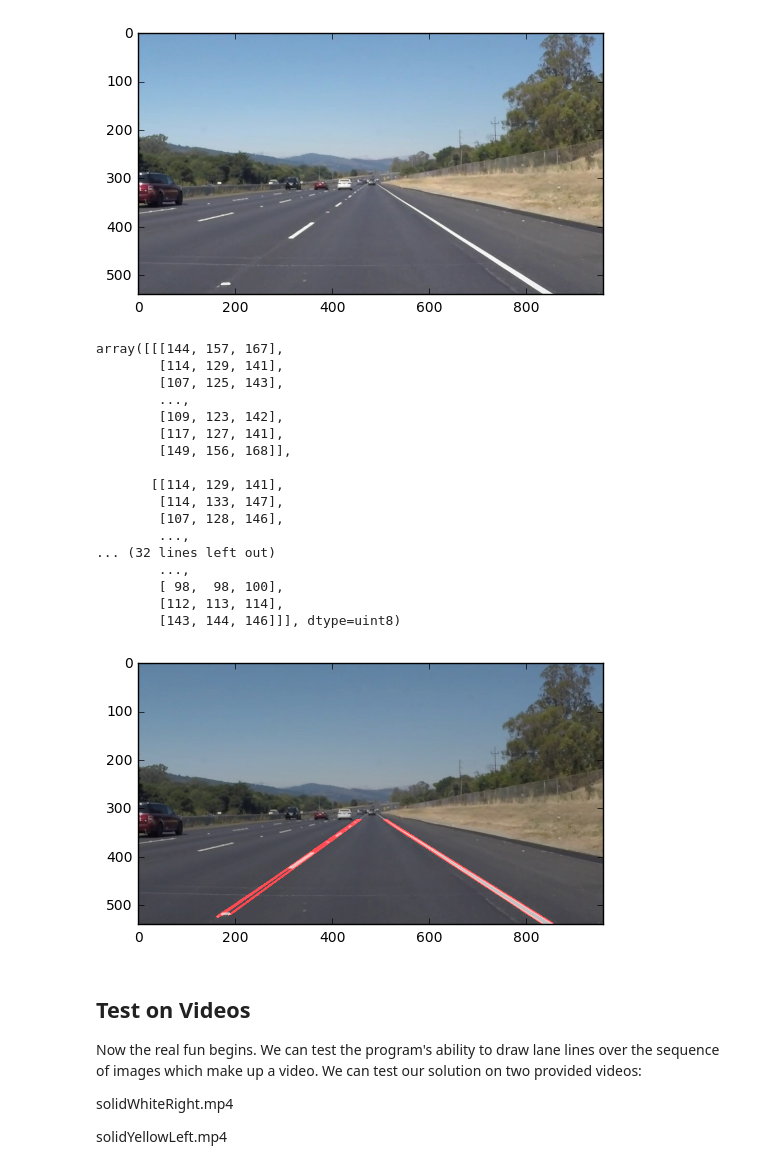
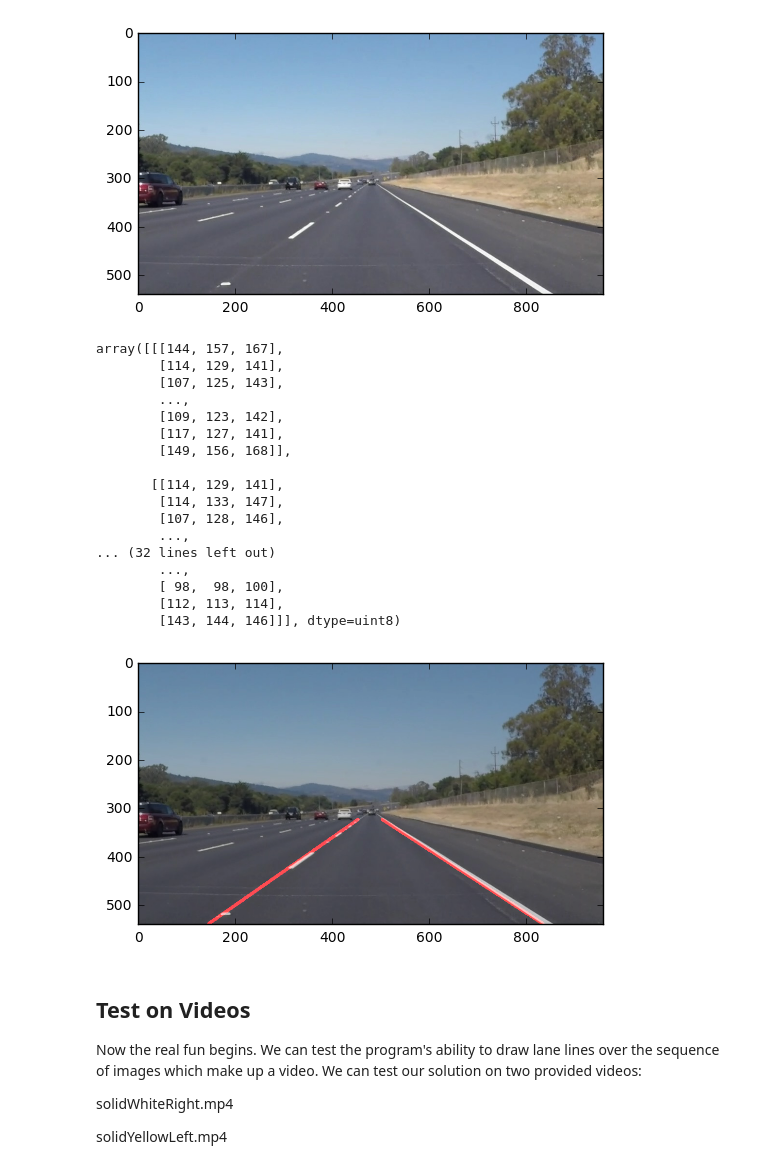
Before and after one commit to rastringer/Road_Lanes_Detection, a Jupyter notebook: lane_lines.ipynb, the cells around one changed output. Saved outputs shown, nothing was run; the diff lists cells and outputs as text; code cells hidden in the pictures.

```diff
--- a/lane_lines.ipynb
+++ b/lane_lines.ipynb
@@ -66,14 +66,49 @@ def region_of_interest(img, vertices):
     return masked_image
 
 
-def draw_lines(img, lines, color=[255, 0, 0], thickness=2):
+def draw_lines(img, lines, color=[255, 0, 0], thickness=5):
     """
     This function draws `lines` with `color` and `thickness`.
     Lines are drawn on the image inplace (mutates the image).
     """
+    slope_left= []
+    slope_right = []
+    intercept_L = []
+    intercept_R = []
+    Y = []
+
     for line in lines:
         for x1,y1,x2,y2 in line:
-            cv2.line(img, (x1, y1), (x2, y2), color, thickness)
+            slope = (y2 - y1)/(x2 - x1)
+            intercept = np.mean([(y1 - slope *  x1), (y2 - slope * x2)])
+            if slope == 0 or math.isnan(slope) or math.isinf(slope):
+                continue
+            if slope > 0:
+                slope_right.append(slope)
+                intercept_R.append(intercept)
+                Y.append(y1)
+                Y.append(y2)
+            if slope < 0:
+                slope_left.append(slope)
+                intercept_L.append(intercept)
+                Y.append(y1)
+                Y.append(y2)
+
+    # find mean slopes
+    med_slope_L = np.median(slope_left)
+    med_slope_R = np.median(slope_right)
+    med_inter_L = np.median(intercept_L)
+    med_inter_R = np.median(intercept_R)
+    ymax = np.amax(Y)
+    ymin = np.amin(Y)
+    # find x1 for y global minimums
+    xmin_L = (ymin  - med_inter_L)/med_slope_L
+    xmax_L = (ymax - med_inter_L)/med_slope_L
+    xmin_R = (ymin-med_inter_R)/med_slope_R
+    xmax_R = (ymax-med_inter_R)/med_slope_R
+
+    cv2.line(img, (int(xmin_L), int(ymin)), (int(xmax_L), int(ymax)), color, thickness)
+    cv2.line(img, (int(xmin_R), int(ymin)), (int(xmax_R), int(ymax)), color, thickness)
 
 def hough_lines(img, rho, theta, threshold, min_line_len, max_line_gap):
     """
@@ -81,8 +116,8 @@ def hough_lines(img, rho, theta, threshold, min_line_len, max_line_gap):
     """
     rho = 1
     theta = np.pi/180
-    threshold = 15
-    min_line_length = 40
+    threshold = 28
+    min_line_length = 50
     max_line_gap = 200
     lines = cv2.HoughLinesP(img, rho, theta, threshold, np.array([]), minLineLength=min_line_len, maxLineGap=max_line_gap)
     hough_image = np.zeros((*img.shape, 3), dtype=np.uint8)
@@ -105,35 +140,35 @@ def process_image(img):
     gaussian_image = gaussian_blur(gray_image, 5)
     canny_image = canny(gaussian_image, 50, 150)
     imshape = image.shape
     vertices = np.array([[(0, imshape[0]), (imshape[1]*14/30, imshape[0]*0.6),
                           (imshape[1]*16/30, imshape[0]*0.6), (imshape[1], imshape[0])]], dtype=np.int32)
     masked_image = region_of_interest(canny_image, vertices)
-    hough_image = hough_lines(masked_image, 1, np.pi/180, 15, 40, 200)
+    hough_image = hough_lines(masked_image, 1, np.pi/180, 28, 50, 200)
     final_image = weighted_img(hough_image, img)
     result = final_image
     plt.imshow(result)
     return result
 
 process_image(image)
 # %% [output]
 array([[[144, 157, 167],
         [114, 129, 141],
         [107, 125, 143],
         ...,
         [109, 123, 142],
         [117, 127, 141],
         [149, 156, 168]],
 
        [[114, 129, 141],
         [114, 133, 147],
         [107, 128, 146],
         ...,
 ... (32 lines left out)
         ...,
         [ 98,  98, 100],
         [112, 113, 114],
         [143, 144, 146]]], dtype=uint8)
-[figure, old version]
+[figure, new version]
 # %% [markdown]
 ## Test on Videos
 Now the real fun begins. We can test the program's ability to draw lane lines over the sequence of images which make up a video.
```
Also changed, not shown: parts of 3 cells of this notebook, 2 other files.
